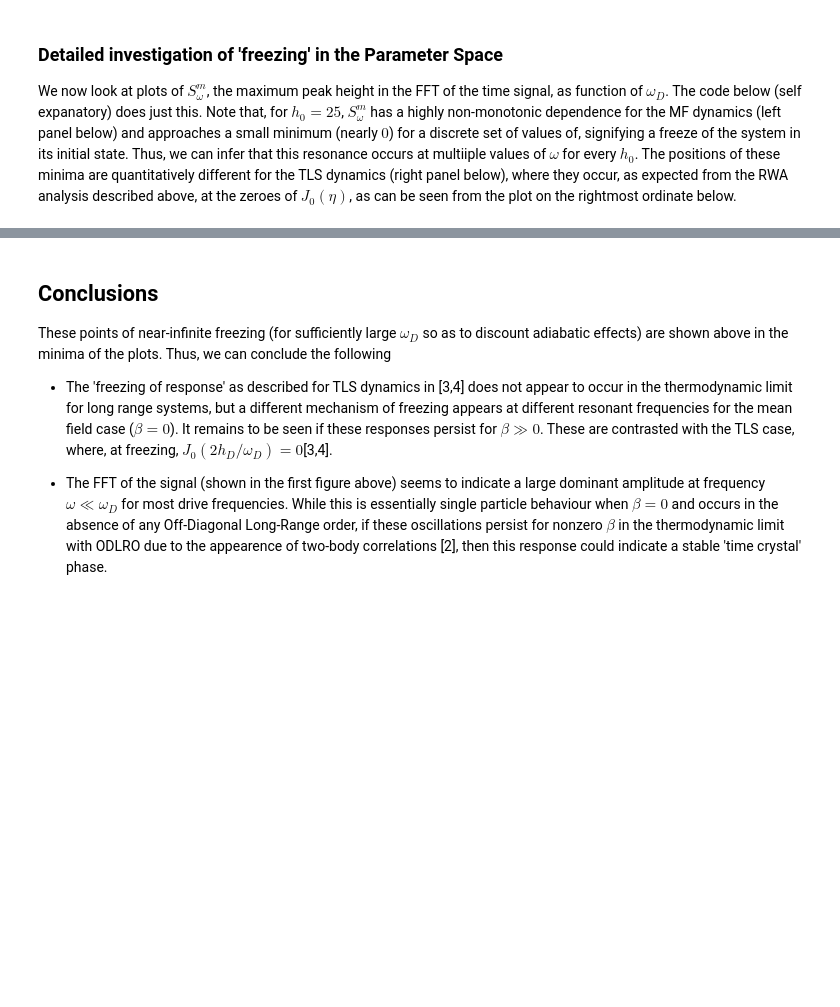
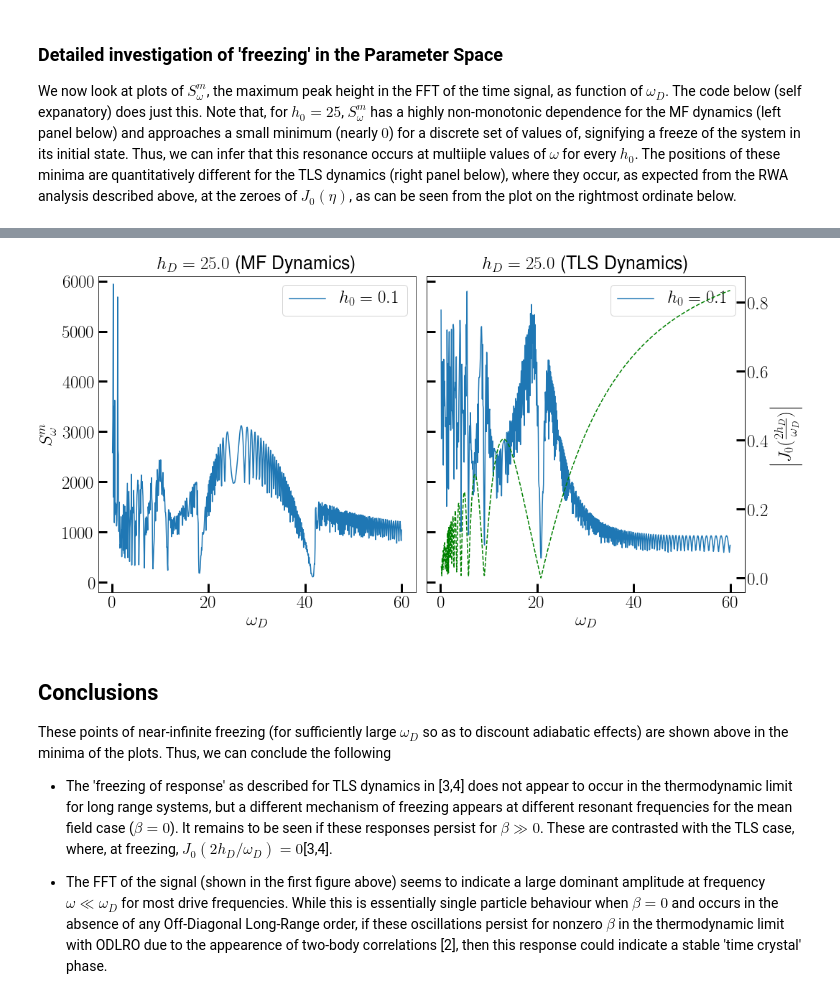
Before and after one commit to deyh2020/periodic_lipkin, a Jupyter notebook: lipkin.ipynb, the cells around one changed output, grey strips where cells are left out. Drawn from its saved outputs; the diff is of its cells as text; code cells hidden in the pictures; blank space fills up the shorter version.

```diff
--- a/lipkin.ipynb
+++ b/lipkin.ipynb
@@ -209,0 +139,92 @@ if __name__ == '__main__':
+# %%
+import numpy as np
+from numpy.linalg import norm, eig
+from multiprocessing import Pool
+import time
+from scipy.special import j0
+from scipy.signal import find_peaks
+
+verbose = False
+
+%matplotlib inline
+import matplotlib.pyplot as plt
+from matplotlib import rc
+rc('font',**{'family':'sans-serif','sans-serif':['Helvetica']})
+rc('text', usetex=True)
+
+def maxfft_mag_mf(t, psi0, h0, h, omega):
+    if verbose:
+        print("h = %2.3lf, w = %2.3lf" % (h, omega))
+    sol_mf = odeintw(mf_func, psi0, t, args=(h0, h, omega), Dfun=mf_jac)
+    #calculate expectation values
+    mx_mf = np.einsum("ij,jk,ik->i", sol_mf.conjugate(), sx, sol_mf)
+    spectrum_mf = np.fft.fftshift(np.fft.fft(mx_mf - np.average(mx_mf)))
+    peaks, _ = find_peaks(np.abs(spectrum_mf), height=pheightmin)
+    return np.amax(np.abs(spectrum_mf[peaks]))
+
+def maxfft_mag_tls(t, psi0, h0, h, omega):
+    if verbose:
+        print("h = %2.3lf, w = %2.3lf" % (h, omega))
+    sol_tls = odeintw(tls_func, psi0, t, args=(h0, h, omega), Dfun=tls_jac)
+    #calculate expectation values
+    mx_tls = np.einsum("ij,jk,ik->i", sol_tls.conjugate(), sx, sol_tls)
+    spectrum_tls = np.fft.fftshift(np.fft.fft(mx_tls - np.average(mx_tls)))
+    peaks, _ = find_peaks(np.abs(spectrum_tls), height=pheightmin)
+    return np.amax(np.abs(spectrum_tls[peaks]))
+
+if __name__ == '__main__':
+    nprocs = 13
+    evals, evecs = eig(-(1j) * tls_jac(None, 0.0, 0.0, 0.0, 0.0))
+    psi0 = evecs[:,np.argmin(evals)].copy()
+    h = 25.0
+    h0 = [0.1]
+    omegas = np.linspace(0.1, 60.0,  60 * nprocs)
+    t = np.linspace(0, 500, 20000)
+    p = Pool(processes = nprocs)
+
+    fs = 25
+    threshold = 130.0
+
+    fig, axs = plt.subplots(1, 2, sharey=True, figsize=(15,7.5))
+    axs[0].set_title(r"$h_D = {}$ (MF Dynamics)".format(h), fontsize=fs)
+    axs[0].set_ylabel(r'$S^m_\omega$',fontsize=fs, rotation="vertical")
+
+    for dc in h0:
+        ## Internal Execution
+        print("TLS dynamics for h0 = %f, w with %d processes ..." % (dc, nprocs))
+        start = time.time()
+        dq_tls = p.starmap(maxfft_mag_tls,[(t, psi0, dc, h, w) for w in omegas])
+        elapsed =  (time.time() - start)
+        print("Done in %lf secs" % elapsed)
+        print("MF dynamics for h0 = %f, w with %d processes ..." % (dc, nprocs))
+        start = time.time()
+        dq_mf = p.starmap(maxfft_mag_mf,[(t, psi0, dc, h, w) for w in omegas])
+        elapsed = (time.time() - start)
+        print("Done in %lf secs" % elapsed)
+
+        ## Load from external execution
+        #fname = "mf_tls_driven_hd_25.0_h0_0.1_pheight.csv"
+        #data = np.loadtxt(fname, delimiter=",")
+        #omegas = data[:,0]
+        #dq_mf = data[:,1]
+        #dq_tls = data[:,2]
+
+        axs[0].plot(omegas, dq_mf, label = r'$h_0 = {}$ '.format(dc))
+        legend0 = axs[0].legend(prop={'size': fs})
+        axs[1].plot(omegas, dq_tls, label = r'$h_0 = {}$ '.format(dc))
+        legend1 = axs[1].legend(prop={'size': fs})
+        ax_besj = axs[1].twinx()
+        ax_besj.set_ylabel(r"$\left | J_0(\frac{2h_D}{\omega_D})\right |$",fontsize=fs)
+        ax_besj.plot(omegas, np.abs(j0(2*h/omegas)), "g--")
+
+        axs[0].set_title(r"$h_D = {}$ (MF Dynamics)".format(h), fontsize=fs)
+        axs[1].set_title(r"$h_D = {}$ (TLS Dynamics)".format(h), fontsize=fs)
+
+    for ax in axs:
+        ax.set_xlabel(r'$\omega_D$',fontsize=fs)
+        ax.tick_params(direction='in', length=12, width=3, labelsize=fs)
+        ax.set_ylim(-200, 6100)
+    ax_besj.tick_params(direction='in', length=12, width=3, labelsize=fs)
+    fig.tight_layout()
+    plt.plot()
+# %% [output]
@@ -210,3 +235,4 @@ if __name__ == '__main__':
+[figure, added]
 # %% [markdown]
 ## Conclusions
 
```
Also changed, not shown: parts of 7 cells of this notebook, 2 other files.
